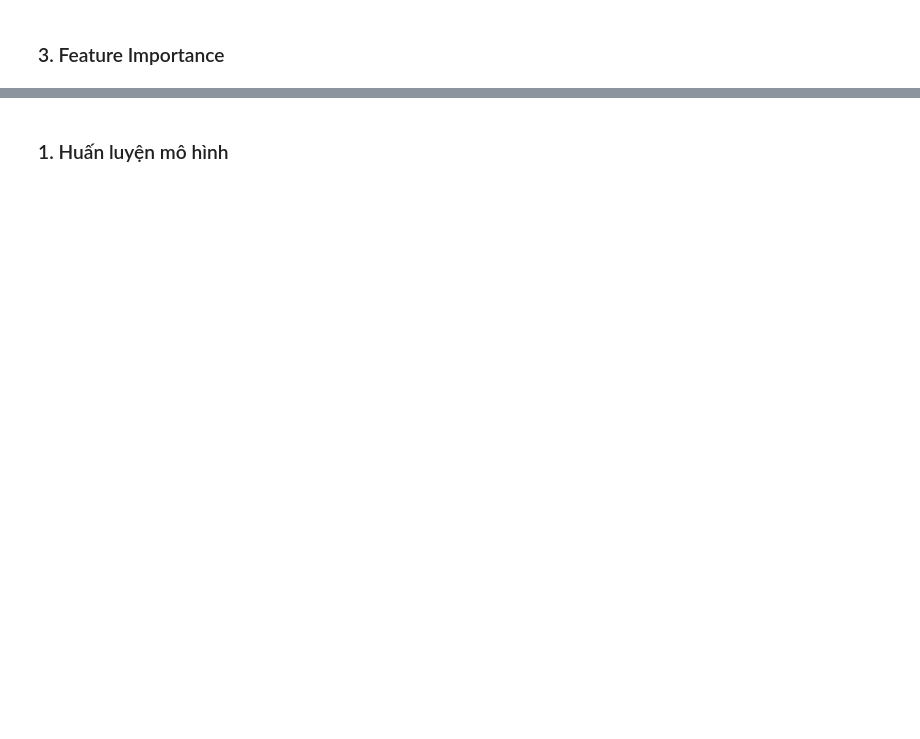
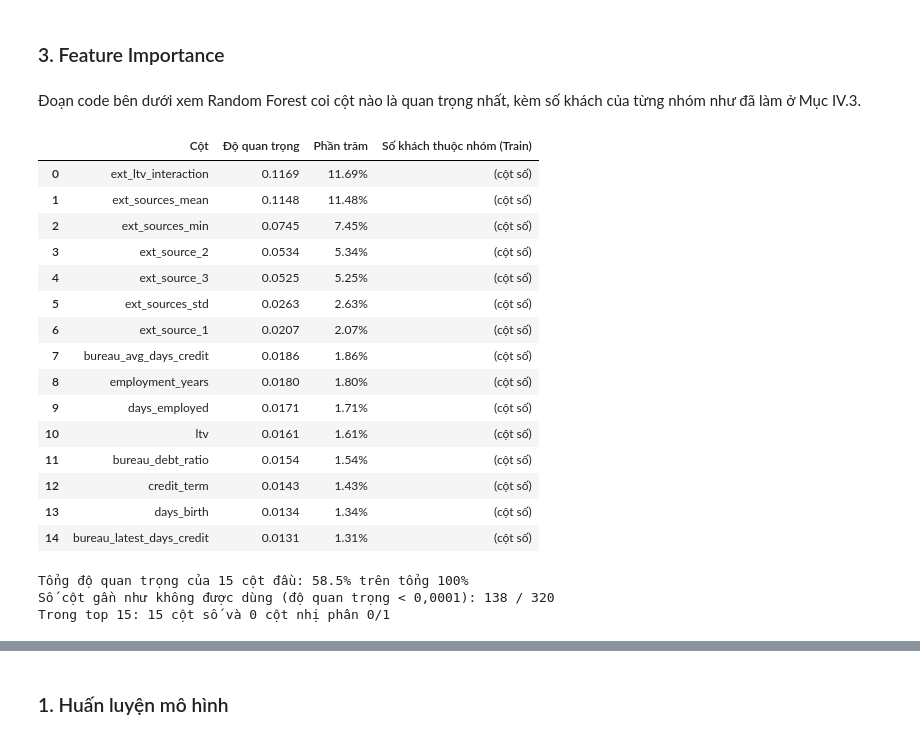
Before and after one commit to thanhhung9720001-collab/credit-risk-classifier, a Jupyter notebook: notebooks/06_modeling_evaluation.ipynb, the cells around one changed output, grey strips where cells are left out. Cells and saved outputs as stored; diff of their text form; code cells hidden in the pictures; blank space fills up the shorter version.

```diff
--- a/notebooks/06_modeling_evaluation.ipynb
+++ b/notebooks/06_modeling_evaluation.ipynb
@@ -187,2 +1083,57 @@ Số quan sát: 305,181
 # %% [markdown]
 ### 3. Feature Importance
+# %% [markdown]
+Đoạn code bên dưới xem Random Forest coi cột nào là quan trọng nhất, kèm số khách của từng nhóm như đã làm ở Mục IV.3.
+# %%
+# Moi cot duoc cham mot diem quan trong; tong diem cua tat ca cac cot bang 1
+do_quan_trong = pd.Series(rf_model.feature_importances_, index=FEATURE_NAMES).sort_values(ascending=False)
+
+# Lay 15 cot cao diem nhat, kem so khach de biet ket luan dua tren bao nhieu nguoi
+top_15 = do_quan_trong.head(15)
+bang_quan_trong = []
+for ten_cot in top_15.index:
+    bang_quan_trong.append({
+        "Cột": ten_cot,
+        "Độ quan trọng": round(float(top_15[ten_cot]), 4),
+        "Phần trăm": f"{top_15[ten_cot] * 100:.2f}%",
+        "Số khách thuộc nhóm (Train)": dem_khach_trong_nhom(ten_cot),
+    })
+display(pd.DataFrame(bang_quan_trong))
+
+# Ve bieu do thanh ngang: cot cao diem nhat nam tren cung cho de doc
+plt.figure(figsize=(9, 6))
+plt.barh(top_15.index[::-1], top_15.values[::-1], color="#2E7D32")
+plt.xlabel("Độ quan trọng (Feature Importance)")
+plt.title("Top 15 cột quan trọng nhất theo Random Forest")
+plt.tight_layout()
+plt.show()
+
+# Dem so cot gan nhu khong duoc dung den, de doi chieu voi so cot he so gan 0 cua Logistic Regression
+so_cot_gan_0_rf = int((do_quan_trong < 0.0001).sum())
+
+print(f"Tổng độ quan trọng của 15 cột đầu: {top_15.sum() * 100:.1f}% trên tổng 100%")
+print(f"Số cột gần như không được dùng (độ quan trọng < 0,0001): {so_cot_gan_0_rf:,} / {len(do_quan_trong):,}")
+
+# Tach rieng cot so va cot nhi phan trong top 15 de kiem tra xem co bi thien vi cot so khong
+so_cot_so = sum(1 for ten in top_15.index if ten in num_cols)
+print(f"Trong top 15: {so_cot_so} cột số và {15 - so_cot_so} cột nhị phân 0/1")
+# %% [output]
+|  | Cột | Độ quan trọng | Phần trăm | Số khách thuộc nhóm (Train) |
+| 0 | ext_ltv_interaction | 0.1169 | 11.69% | (cột số) |
+| 1 | ext_sources_mean | 0.1148 | 11.48% | (cột số) |
+| 2 | ext_sources_min | 0.0745 | 7.45% | (cột số) |
+| 3 | ext_source_2 | 0.0534 | 5.34% | (cột số) |
+| 4 | ext_source_3 | 0.0525 | 5.25% | (cột số) |
+| 5 | ext_sources_std | 0.0263 | 2.63% | (cột số) |
+| 6 | ext_source_1 | 0.0207 | 2.07% | (cột số) |
+| 7 | bureau_avg_days_credit | 0.0186 | 1.86% | (cột số) |
+| 8 | employment_years | 0.0180 | 1.80% | (cột số) |
+| 9 | days_employed | 0.0171 | 1.71% | (cột số) |
+| 10 | ltv | 0.0161 | 1.61% | (cột số) |
+| 11 | bureau_debt_ratio | 0.0154 | 1.54% | (cột số) |
+| 12 | credit_term | 0.0143 | 1.43% | (cột số) |
+| 13 | days_birth | 0.0134 | 1.34% | (cột số) |
+| 14 | bureau_latest_days_credit | 0.0131 | 1.31% | (cột số) |
+Tổng độ quan trọng của 15 cột đầu: 58.5% trên tổng 100%
+Số cột gần như không được dùng (độ quan trọng < 0,0001): 138 / 320
+Trong top 15: 15 cột số và 0 cột nhị phân 0/1
```
Also changed, not shown: parts of 148 cells of this notebook, 2 other files.
